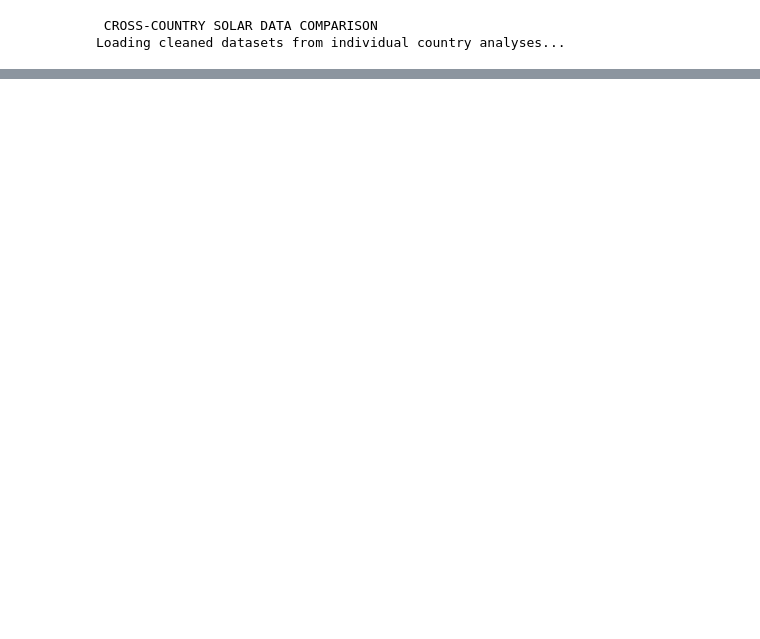
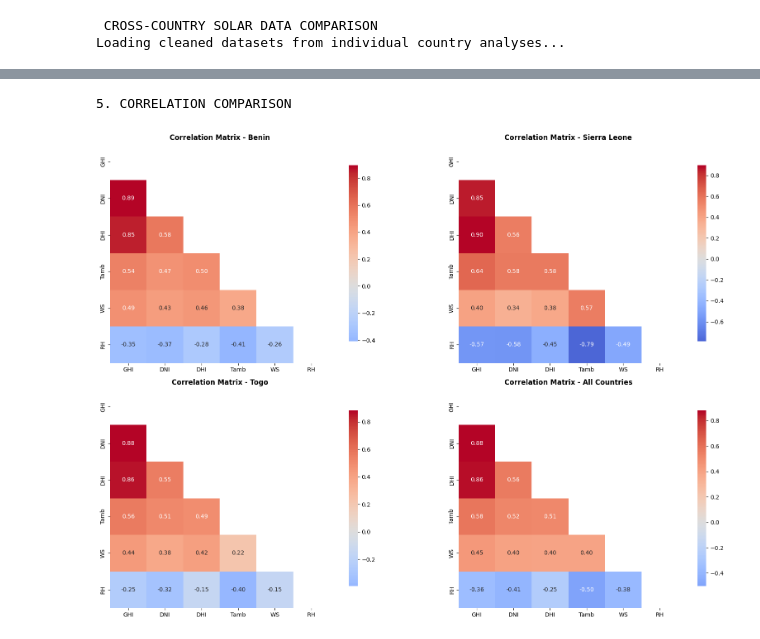
Before and after one commit to Saronzeleke/solar-challenge-week0, a Jupyter notebook: notebooks/4-cross-country-comparison.ipynb, the cells around one changed output, grey strips where cells are left out. Cells and saved outputs as stored; diff of their text form; code cells hidden in the pictures; blank space fills up the shorter version.

```diff
--- a/notebooks/4-cross-country-comparison.ipynb
+++ b/notebooks/4-cross-country-comparison.ipynb
@@ -352,59 +235,33 @@ for country in merged_df['Country'].unique():
 # %%
+print("5. CORRELATION COMPARISON")
 
-# Final strategic summary with enhanced insights
-best_overall = get_country_ranking(merged_df, 'GHI').index[0]
-worst_overall = get_country_ranking(merged_df, 'GHI').index[-1]
-csp_champion = get_country_ranking(merged_df, 'DNI').index[0]
+# Create correlation matrices for each country
+fig, axes = plt.subplots(2, 2, figsize=(18, 12))
+axes = axes.ravel()
 
-# Calculate performance gaps
-ghi_values = get_country_ranking(merged_df, 'GHI')
-performance_gap = ghi_values.iloc[0] - ghi_values.iloc[-1]
+countries = ['Benin', 'Sierra Leone', 'Togo']
+correlation_metrics = ['GHI', 'DNI', 'DHI', 'Tamb', 'WS', 'RH']
 
-print("STRATEGIC RECOMMENDATIONS FOR SOLAR ENERGY DEVELOPMENT")
+for i, country in enumerate(countries):
+    country_data = combined[combined['Country'] == country][correlation_metrics]
+    corr_matrix = country_data.corr()
 
-print(f"\n🎯 **Priority Investment Zones**:")
-print(f"   • Primary: {best_overall} (GHI: {ghi_values.iloc[0]:.1f} W/m²)")
-print(f"   • Secondary: {ghi_values.index[1]} (GHI: {ghi_values.iloc[1]:.1f} W/m²)")
-print(f"   • Tertiary: {worst_overall} (GHI: {ghi_values.iloc[2]:.1f} W/m²)")
+    mask = np.triu(np.ones_like(corr_matrix, dtype=bool))
+    sns.heatmap(corr_matrix, mask=mask, annot=True, cmap='coolwarm',
+                center=0, fmt='.2f', square=True, ax=axes[i],
+                cbar_kws={"shrink": .8})
+    axes[i].set_title(f'Correlation Matrix - {country}', fontweight='bold', fontsize=12)
 
-print(f"\n🔬 **Technology-Specific Recommendations**:")
-print(f"   • CSP Development: {csp_champion} (optimal for concentrated solar)")
-print(f"   • Utility-scale PV: {best_overall} (highest overall solar potential)")
-print(f"   • Hybrid Systems: Consider technology mix based on local DNI/GHI ratios")
-
-print(f"\n📊 **Performance Insights**:")
-print(f"   • Maximum GHI gap: {performance_gap:.1f} W/m² between best and worst performer")
-print(f"   • Correlation strength: {'Strong' if corr_matrix.loc['GHI', 'DNI'] > 0.7 else 'Moderate'} GHI-DNI relationship")
-print(f"   • Data reliability: {((total_records - missing_data.sum()) / (total_records * len(metrics)) * 100):.1f}% complete data coverage")
-
-print(f"\n🚀 **Implementation Roadmap**:")
-print(f"   1. Phase 1: Pilot projects in {best_overall} (immediate ROI)")
-print(f"   2. Phase 2: Scale operations in secondary markets (6-12 months)")
-print(f"   3. Phase 3: Technology transfer to developing regions (12-24 months)")
-
-print(f"\n✅ Analysis completed successfully.")
-print(f"   Exported files:")
-print(f"   • 📈 Visualizations: figures/comparative_boxplots.png, figures/radar_comparison.png, figures/correlation_heatmap.png")
-print(f"   • 📊 Statistics: summary_statistics.csv")
-print(f"   • 📋 Report: All findings consolidated in this notebook")
-
-# Export final summary figure
-plt.figure(figsize=(10, 6))
-ranking_plot = get_country_ranking(merged_df, 'GHI').plot(kind='bar',
-                                                         color=['#2E86AB', '#A23B72', '#F18F01'],
-                                                         edgecolor='black',
-                                                         figsize=(10, 6))
-plt.title('Country Ranking by Global Horizontal Irradiance (GHI)', fontsize=16, fontweight='bold')
-plt.ylabel('GHI (W/m²)', fontweight='bold')
-plt.xlabel('Country', fontweight='bold')
-plt.xticks(rotation=45)
-plt.grid(axis='y', alpha=0.3)
-
-# Add value labels on bars
-for i, v in enumerate(get_country_ranking(merged_df, 'GHI')):
-    plt.text(i, v + 5, f'{v:.1f}', ha='center', va='bottom', fontweight='bold')
+# Overall correlation
+corr_matrix_all = combined[correlation_metrics].corr()
+mask = np.triu(np.ones_like(corr_matrix_all, dtype=bool))
+sns.heatmap(corr_matrix_all, mask=mask, annot=True, cmap='coolwarm',
+            center=0, fmt='.2f', square=True, ax=axes[3],
+            cbar_kws={"shrink": .8})
+axes[3].set_title('Correlation Matrix - All Countries', fontweight='bold', fontsize=12)
 
 plt.tight_layout()
-plt.savefig('figures/country_ranking_ghi.png', dpi=300, bbox_inches='tight',
-            facecolor='white', edgecolor='none')
 plt.show()
+# %% [output]
+5. CORRELATION COMPARISON
+[figure, added]
```
Also changed, not shown: parts of 13 cells of this notebook, 7 other files.
